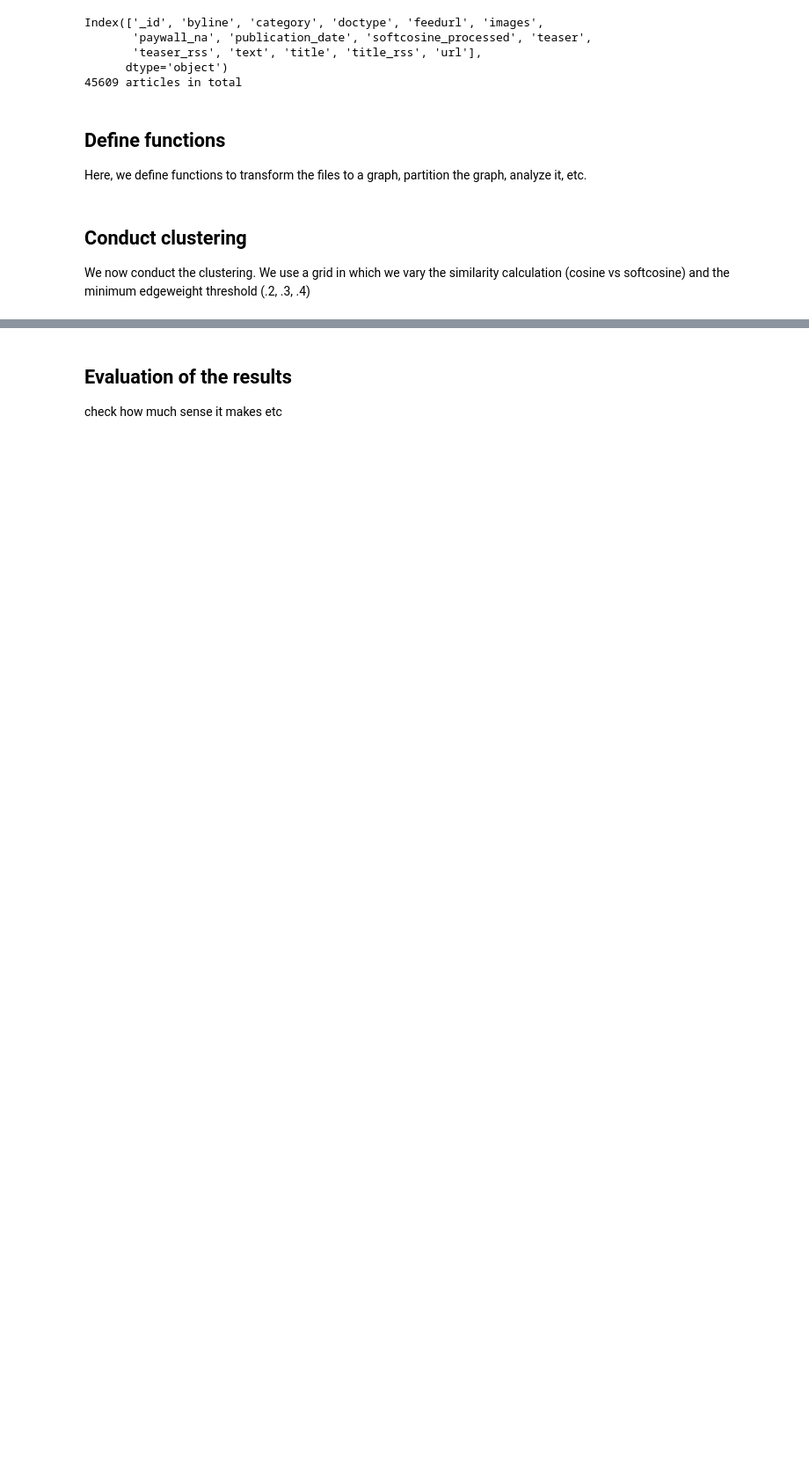
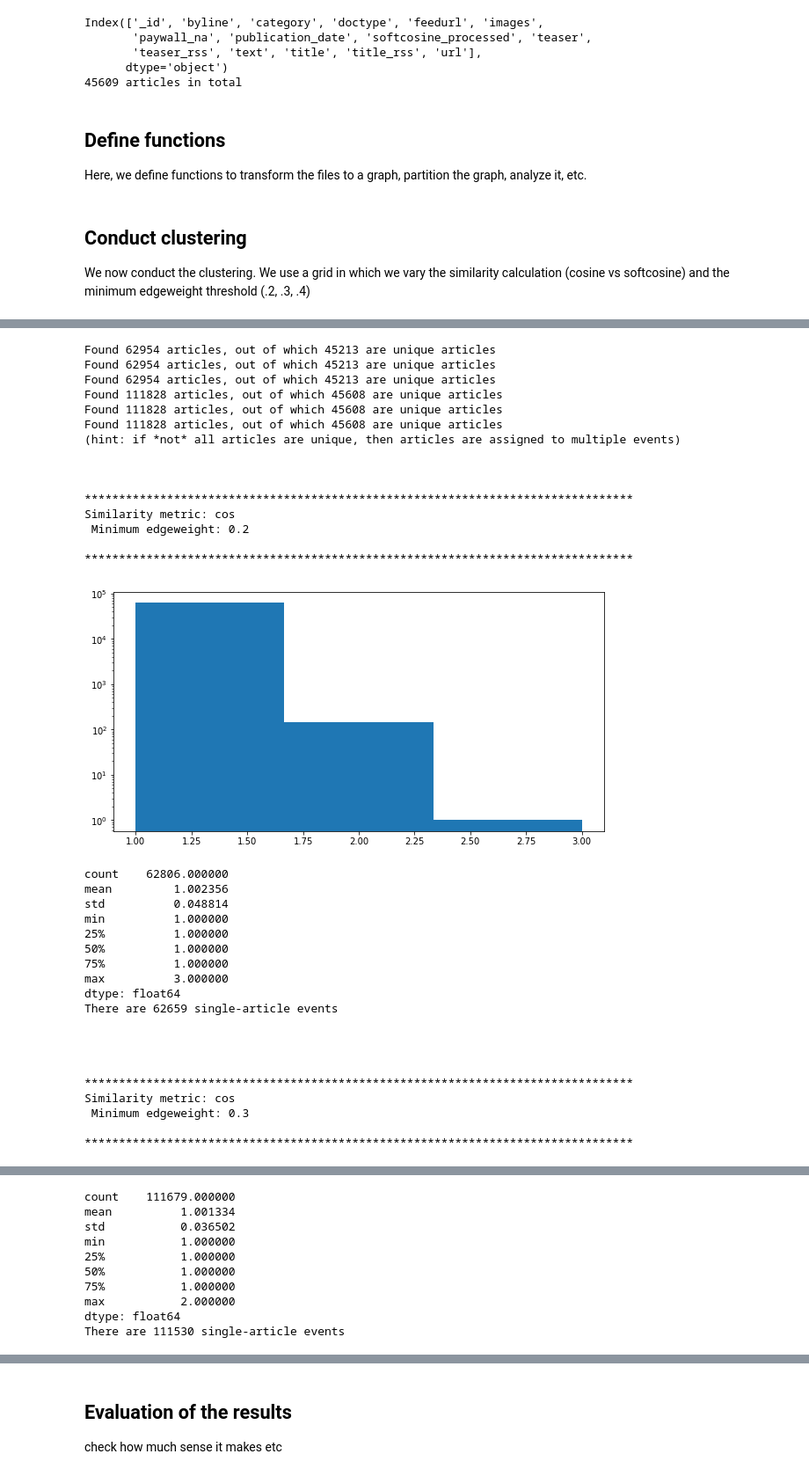
Before and after one commit to damian0604/newsevents, a Jupyter notebook: src/analysis/clustering.ipynb, the cells around one changed output, grey strips where cells are left out. Shown at 88% size. Saved outputs shown, nothing was run; the diff lists cells and outputs as text; code cells hidden in the pictures; blank space fills up the shorter version.

Commit message:
found solution

```diff
--- a/src/analysis/clustering.ipynb
+++ b/src/analysis/clustering.ipynb
@@ -137,10 +140,30 @@ def analyze_files(files, minedgeweight=.2):
 def show_descriptives(results):
     '''takes a list of lists (articles per event), plots a histogram and prints descriptives'''
     articles_per_event = [len(x) for x in results]
+    single_article_events = sum([1 if e==1 else 0 for e in articles_per_event])
+    multiple_article_events = len(articles_per_event) - single_article_events
     fig = plt.figure(figsize=(10,5))
     plt.hist(articles_per_event, bins = max(articles_per_event), log=True)
     plt.show()
     print(pd.Series(articles_per_event).describe())
+    print('\nThere are {} single-article events and {} multiple-article events.'.format(
+        single_article_events, multiple_article_events))
+# %%
+def print_gridreport(gridresults):
+    for r in gridresults:
+        l = r['results']
+        flattened = [item for sublist in l for item in sublist]
+
+        print('Found {} articles, out of which {} are unique articles'.format(len(flattened), len(set(flattened))))
+    print('(hint: if *not* all articles are unique, then articles are assigned to multiple events)')
+    print('\n\n')
+
+    for r in gridresults:
+        print("*"*80)
+        print('Similarity metric: {}\n Minimum edgeweight: {}\n'.format(r['similarity'], r['minedgeweight']))
+        print("*"*80)
+        show_descriptives(r['results'])
+        print('\n\n\n')
 # %% [markdown]
 ## Conduct clustering
 
@@ -147,0 +173,50 @@ We now conduct the clustering. We use a grid in which we vary the similarity cal
+# %%
+op1_grid = [('cos', cosinefiles, .2),
+        ('cos', cosinefiles, .3),
+        ('cos', cosinefiles, .4),
+        ('cos', cosinefiles, .6),
+        ('softcos', softcosinefiles, .2),
+        ('softcos', softcosinefiles, .3),
+        ('softcos', softcosinefiles, .4),
+        ('softcos', softcosinefiles, .6)]
+
+op1_gridresults = [{'similarity':similarity, 'minedgeweight': minedgeweight, 'results': analyze_files_BAD(files, minedgeweight)}
+              for similarity, files, minedgeweight in op1_grid]
+# %%
+print_gridreport(op1_gridresults)
+# %% [output]
+Found 62954 articles, out of which 45213 are unique articles
+Found 62954 articles, out of which 45213 are unique articles
+Found 62954 articles, out of which 45213 are unique articles
+Found 111828 articles, out of which 45608 are unique articles
+Found 111828 articles, out of which 45608 are unique articles
+Found 111828 articles, out of which 45608 are unique articles
+(hint: if *not* all articles are unique, then articles are assigned to multiple events)
+
+
+
+********************************************************************************
+Similarity metric: cos
+ Minimum edgeweight: 0.2
+
+********************************************************************************
+[figure, added]
+count    62806.000000
+mean         1.002356
+std          0.048814
+min          1.000000
+25%          1.000000
+50%          1.000000
+75%          1.000000
+max          3.000000
+dtype: float64
+There are 62659 single-article events
+
+
+
+
+********************************************************************************
+Similarity metric: cos
+ Minimum edgeweight: 0.3
+
+********************************************************************************
@@ -147,0 +304,10 @@ We now conduct the clustering. We use a grid in which we vary the similarity cal
+count    111679.000000
+mean          1.001334
+std           0.036502
+min           1.000000
+25%           1.000000
+50%           1.000000
+75%           1.000000
+max           2.000000
+dtype: float64
+There are 111530 single-article events
```
Also changed, not shown: parts of 23 cells of this notebook.
